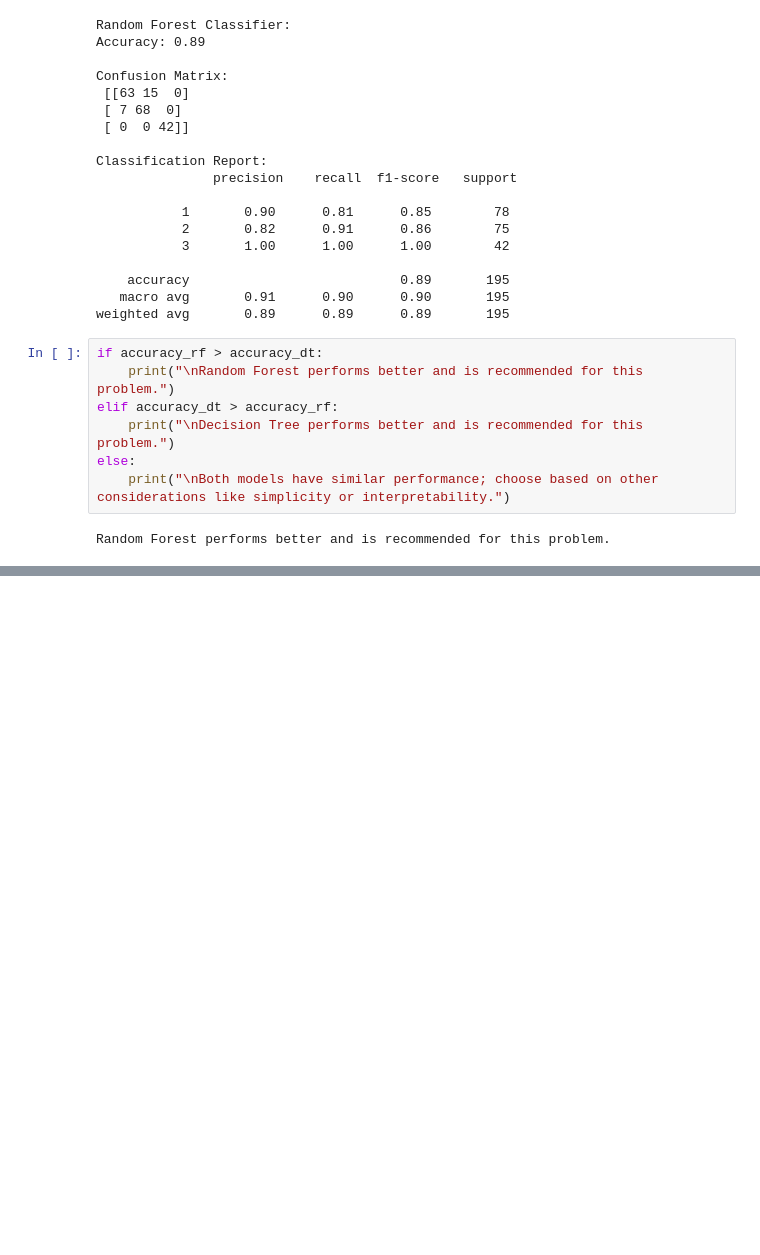
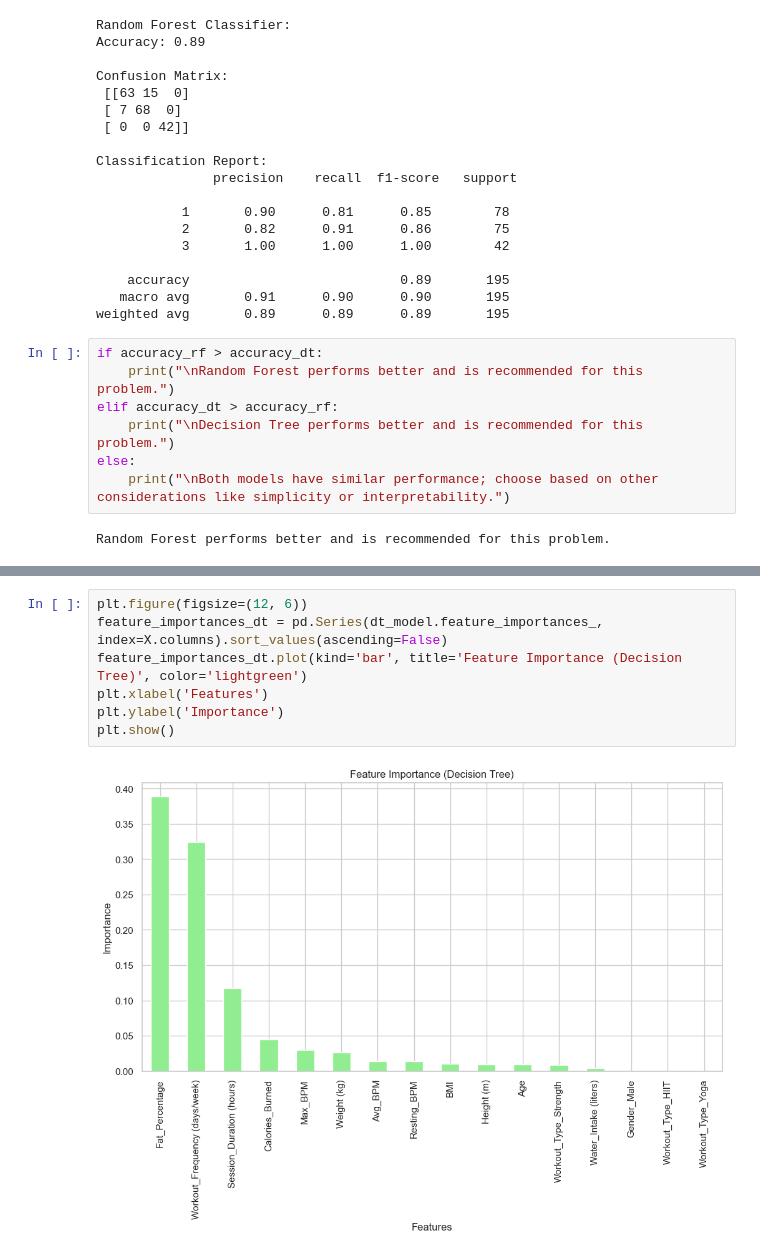
Before and after one commit to NA7RAWY/Comprehensive-Data-Mining-on-Health-Workout-Dataset, a Jupyter notebook: Classification/Classifier.ipynb, the cells around one changed output, grey strips where cells are left out. Drawn from its saved outputs; the diff is of its cells as text; blank space fills up the shorter version.

```diff
--- a/Classification/Classifier.ipynb
+++ b/Classification/Classifier.ipynb
@@ -107,0 +123,9 @@ Random Forest performs better and is recommended for this problem.
+# %%
+plt.figure(figsize=(12, 6))
+feature_importances_dt = pd.Series(dt_model.feature_importances_, index=X.columns).sort_values(ascending=False)
+feature_importances_dt.plot(kind='bar', title='Feature Importance (Decision Tree)', color='lightgreen')
+plt.xlabel('Features')
+plt.ylabel('Importance')
+plt.show()
+# %% [output]
+[figure, added]
```
Also changed, not shown: parts of 9 cells of this notebook, 2 other files.
